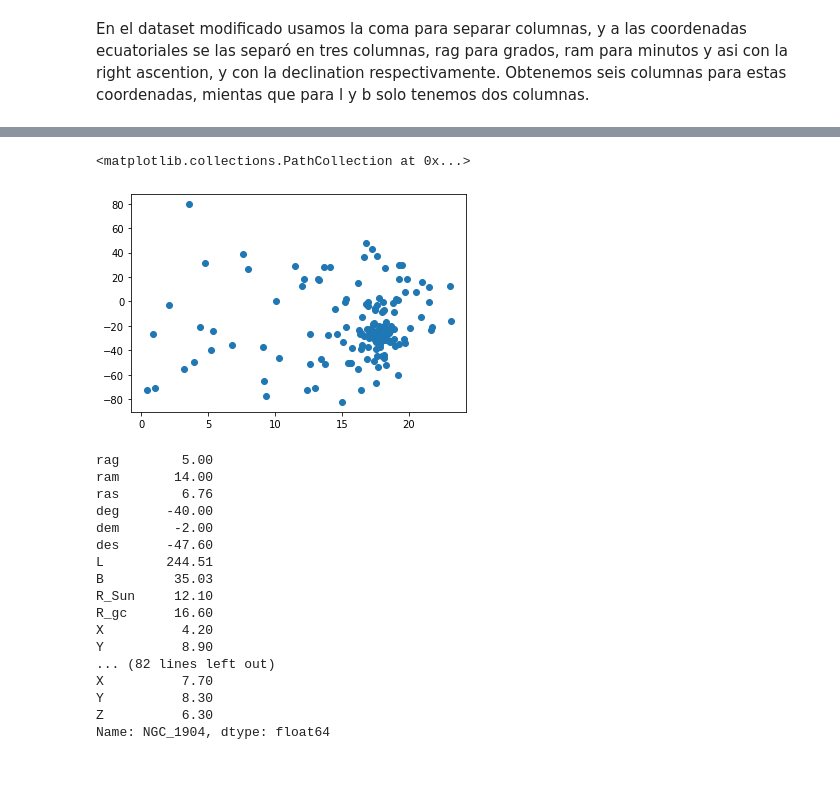
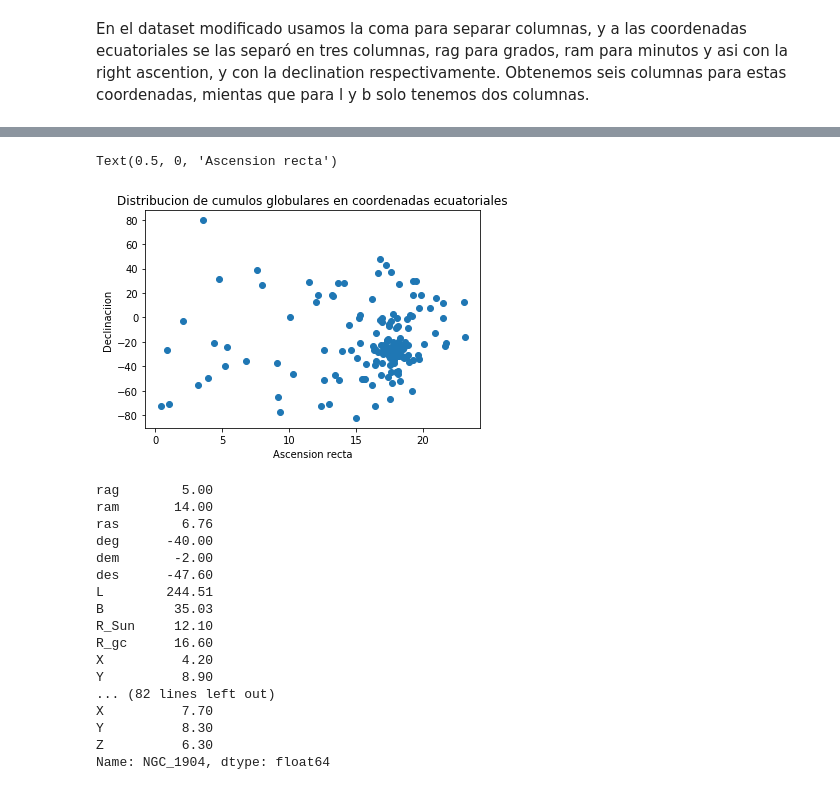
Before and after one commit to Mauriljb/Estructura, a Jupyter notebook: Graficos Cumulos.ipynb, the cells around one changed output, grey strips where cells are left out. Saved outputs shown, nothing was run; the diff lists cells and outputs as text; code cells hidden in the pictures.

```diff
--- a/Graficos Cumulos.ipynb
+++ b/Graficos Cumulos.ipynb
@@ -45,11 +45,14 @@ for i in datos.index:
     DEC.append(y)
 ec=pd.DataFrame({"RA":RA,
                 "DEC":DEC})
-# %%
-plt.scatter(ec.RA,ec.DEC)
-# %% [output]
-<matplotlib.collections.PathCollection at 0x...>
-[figure, removed]
+# %%
+plt.scatter(ec.RA,ec.DEC)
+plt.title("Distribucion de cumulos globulares en coordenadas ecuatoriales")
+plt.ylabel("Declinaciion")
+plt.xlabel("Ascension recta")
+# %% [output]
+Text(0.5, 0, 'Ascension recta')
+[figure, added]
 # %%
 salchicha=pd.read_csv("data.dat",index_col=['Name']) #Por último buscamos a los cúmulos que provienen de la
 ngc1851=salchicha.loc["NGC_1851"]                    #famosa salchicha cósmica, y vemos sus datos completos
```
Also changed, not shown: parts of 3 cells of this notebook.
